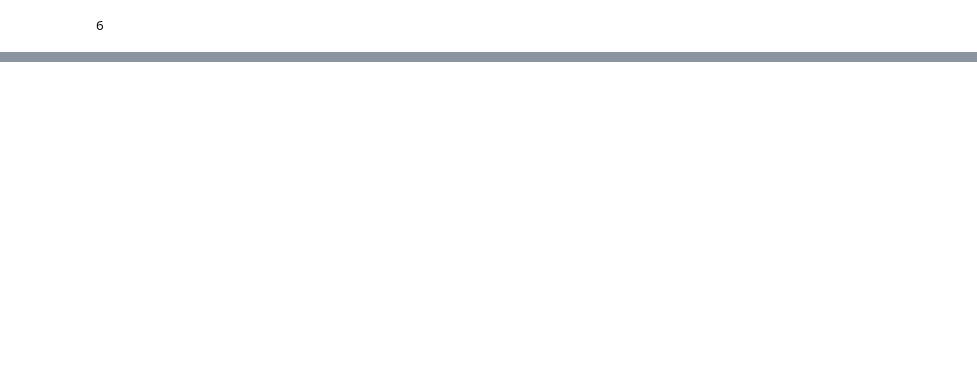
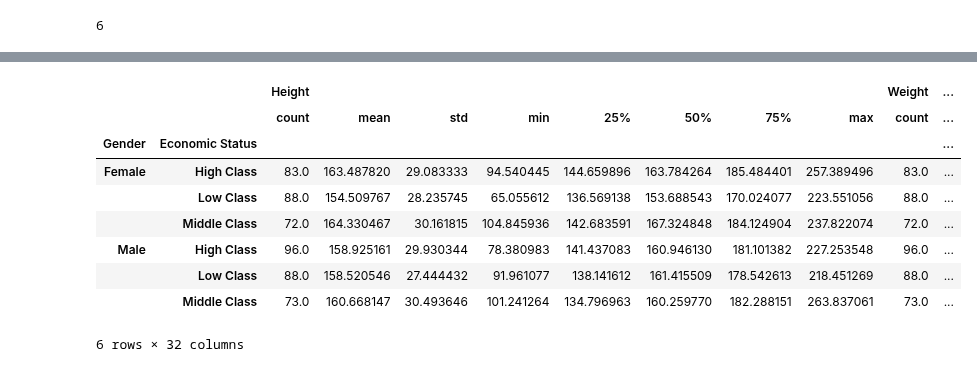
Before and after one commit to tomasvdh/python-ml-course, a Jupyter notebook: mynotebooks/T2 - 3 - Data Cleaning - Agrupación de datos.ipynb, the cells around one changed output, grey strips where cells are left out. Cells and saved outputs as stored; diff of their text form; code cells hidden in the pictures; blank space fills up the shorter version.

```diff
--- a/mynotebooks/T2 - 3 - Data Cleaning - Agrupación de datos.ipynb
+++ b/mynotebooks/T2 - 3 - Data Cleaning - Agrupación de datos.ipynb
@@ -154,0 +193,14 @@ for names, groups in double_group:
+# %%
+# Operación para saber todos los estadisticos de los valores
+double_group.describe()
+# %% [output]
+|  |  | Height |  |  |  |  |  |  |  | Weight | ... |
+|  |  | count | mean | std | min | 25% | 50% | 75% | max | count | ... |
+| Gender | Economic Status |  |  |  |  |  |  |  |  |  | ... |
+| Female | High Class | 83.0 | 163.487820 | 29.083333 | 94.540445 | 144.659896 | 163.784264 | 185.484401 | 257.389496 | 83.0 | ... |
+|  | Low Class | 88.0 | 154.509767 | 28.235745 | 65.055612 | 136.569138 | 153.688543 | 170.024077 | 223.551056 | 88.0 | ... |
+|  | Middle Class | 72.0 | 164.330467 | 30.161815 | 104.845936 | 142.683591 | 167.324848 | 184.124904 | 237.822074 | 72.0 | ... |
+| Male | High Class | 96.0 | 158.925161 | 29.930344 | 78.380983 | 141.437083 | 160.946130 | 181.101382 | 227.253548 | 96.0 | ... |
+|  | Low Class | 88.0 | 158.520546 | 27.444432 | 91.961077 | 138.141612 | 161.415509 | 178.542613 | 218.451269 | 88.0 | ... |
+|  | Middle Class | 73.0 | 160.668147 | 30.493646 | 101.241264 | 134.796963 | 160.259770 | 182.288151 | 263.837061 | 73.0 | ... |
+6 rows × 32 columns
```
Also changed, not shown: parts of 18 cells of this notebook.
